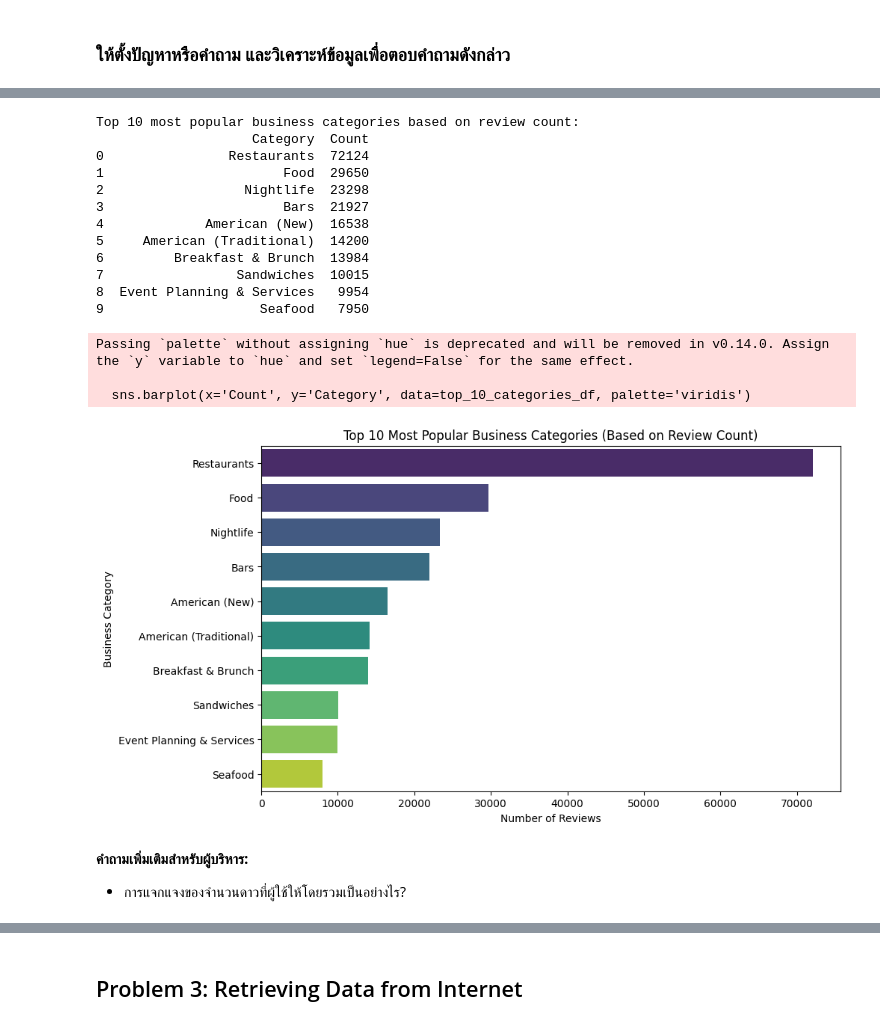
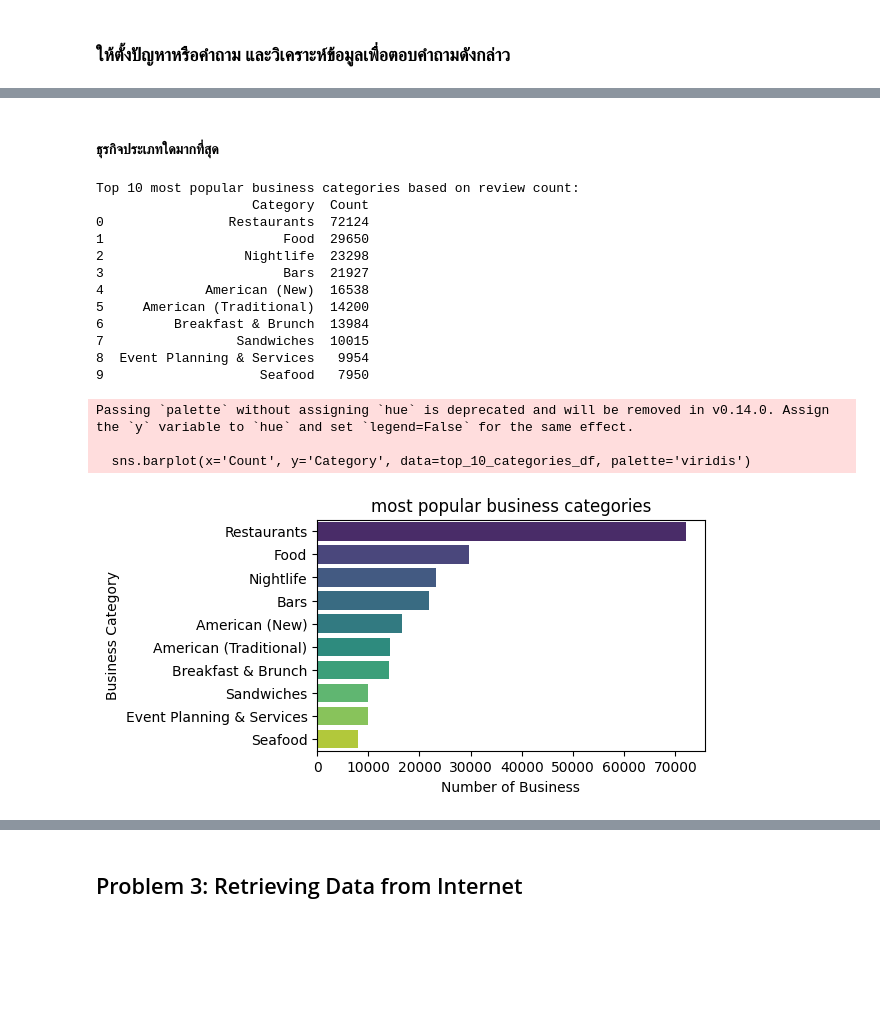
Before and after one commit to woraphonp-038-5/Project-Big-Data, a Jupyter notebook: Text_Analytics68.ipynb, the cells around one changed output, grey strips where cells are left out. Cells and saved outputs as stored; diff of their text form; code cells hidden in the pictures; blank space fills up the shorter version.

```diff
--- a/Text_Analytics68.ipynb
+++ b/Text_Analytics68.ipynb
@@ -549,3 +560,5 @@ Marinas: 1
+# %% [markdown]
+#### ธุรกิจประเภทใดมากที่สุด
 # %%
 # ----------------- Your analysis code here -----------------
 from collections import Counter
@@ -563,37 +576,34 @@ for categories in df['categories'].dropna():  # Handle potential missing values
 # Use Counter to count the frequency of each category
 category_counts = Counter(all_categories)
 
 # Get the top 10 most frequent categories for visualization
 top_10_categories = category_counts.most_common(10)
 top_10_categories_df = pd.DataFrame(top_10_categories, columns=['Category', 'Count'])
 
 print("Top 10 most popular business categories based on review count:")
 print(top_10_categories_df)
 
 # Visualize the top 10 categories
-plt.figure(figsize=(10, 6))
+plt.figure(figsize=(5, 3))
 sns.barplot(x='Count', y='Category', data=top_10_categories_df, palette='viridis')
-plt.title('Top 10 Most Popular Business Categories (Based on Review Count)')
-plt.xlabel('Number of Reviews')
+plt.title('most popular business categories')
+plt.xlabel('Number of Business')
 plt.ylabel('Business Category')
 plt.show()
 # %% [output]
 Top 10 most popular business categories based on review count:
                     Category  Count
 0                Restaurants  72124
 1                       Food  29650
 2                  Nightlife  23298
 3                       Bars  21927
 4             American (New)  16538
 5     American (Traditional)  14200
 6         Breakfast & Brunch  13984
 7                 Sandwiches  10015
 8  Event Planning & Services   9954
 9                    Seafood   7950
 Passing `palette` without assigning `hue` is deprecated and will be removed in v0.14.0. Assign the `y` variable to `hue` and set `legend=False` for the same effect.
 
   sns.barplot(x='Count', y='Category', data=top_10_categories_df, palette='viridis')
-[figure, old version]
+[figure, new version]
-# %% [markdown]
-**คำถามเพิ่มเติมสำหรับผู้บริหาร:**
-* การแจกแจงของจำนวนดาวที่ผู้ใช้ให้โดยรวมเป็นอย่างไร?
```
Also changed, not shown: parts of 26 cells of this notebook.
